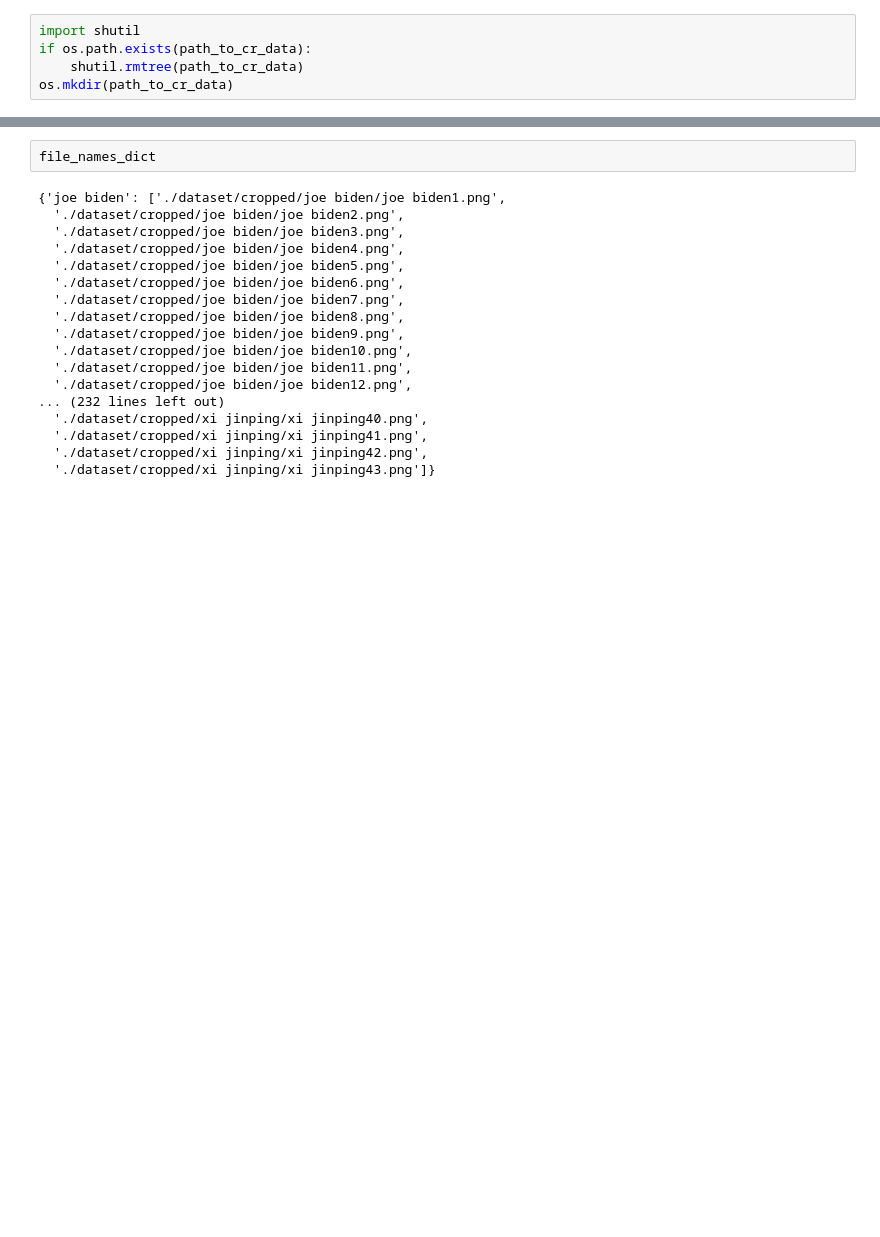
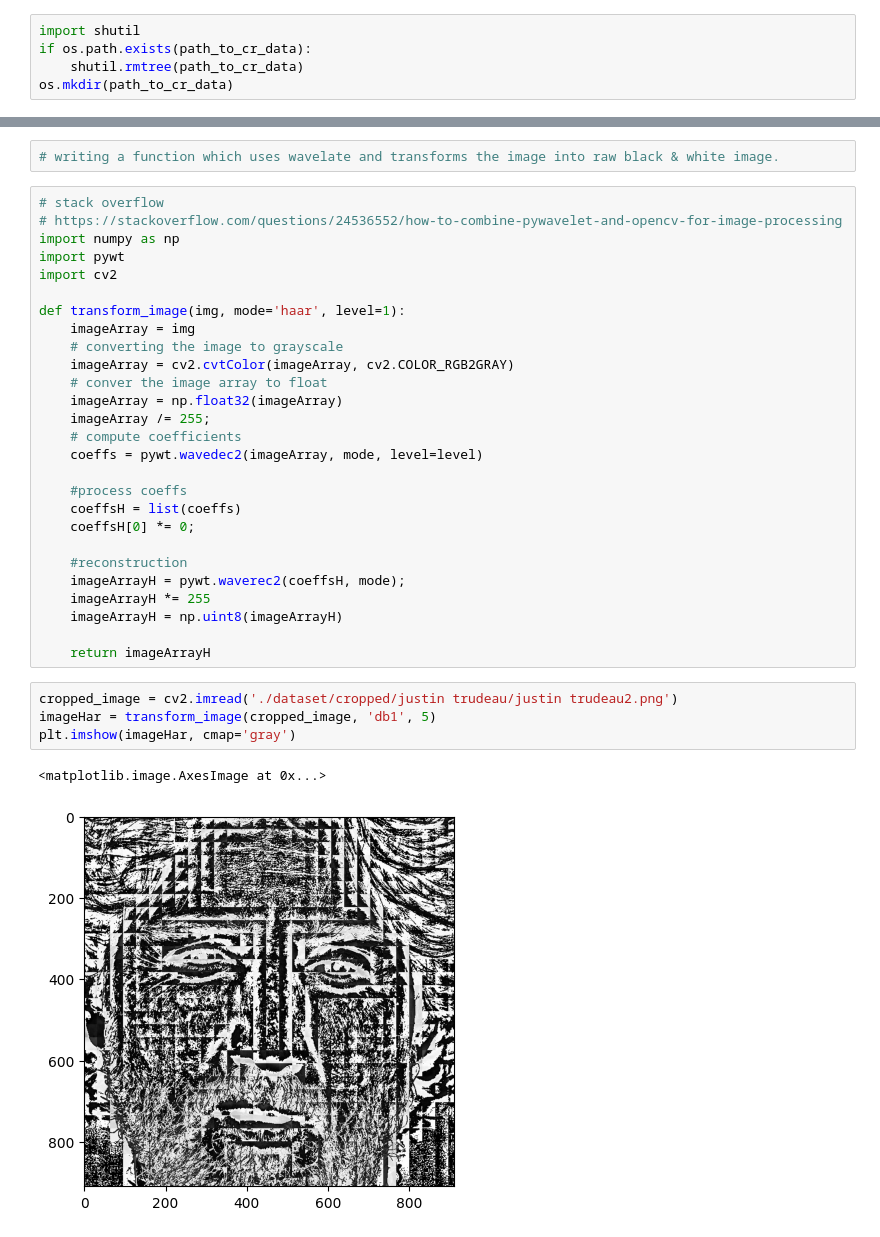
Before and after one commit to dhruvraj508/face-recognition, a Jupyter notebook: model/classifier_model.ipynb, the cells around one changed output, grey strips where cells are left out. Drawn from its saved outputs; the diff is of its cells as text; blank space fills up the shorter version.

```diff
--- a/model/classifier_model.ipynb
+++ b/model/classifier_model.ipynb
@@ -158,20 +146,36 @@ joe biden
 # %%
-file_names_dict
+# writing a function which uses wavelate and transforms the image into raw black & white image.
-# %% [output]
-{'joe biden': ['./dataset/cropped/joe biden/joe biden1.png',
-  './dataset/cropped/joe biden/joe biden2.png',
-  './dataset/cropped/joe biden/joe biden3.png',
-  './dataset/cropped/joe biden/joe biden4.png',
-  './dataset/cropped/joe biden/joe biden5.png',
-  './dataset/cropped/joe biden/joe biden6.png',
-  './dataset/cropped/joe biden/joe biden7.png',
-  './dataset/cropped/joe biden/joe biden8.png',
-  './dataset/cropped/joe biden/joe biden9.png',
-  './dataset/cropped/joe biden/joe biden10.png',
-  './dataset/cropped/joe biden/joe biden11.png',
-  './dataset/cropped/joe biden/joe biden12.png',
-... (232 lines left out)
-  './dataset/cropped/xi jinping/xi jinping40.png',
-  './dataset/cropped/xi jinping/xi jinping41.png',
-  './dataset/cropped/xi jinping/xi jinping42.png',
-  './dataset/cropped/xi jinping/xi jinping43.png']}
+# %%
+# stack overflow
+# https://stackoverflow.com/questions/24536552/how-to-combine-pywavelet-and-opencv-for-image-processing
+import numpy as np
+import pywt
+import cv2
+
+def transform_image(img, mode='haar', level=1):
+    imageArray = img
+    # converting the image to grayscale
+    imageArray = cv2.cvtColor(imageArray, cv2.COLOR_RGB2GRAY)
+    # conver the image array to float
+    imageArray = np.float32(imageArray)
+    imageArray /= 255;
+    # compute coefficients
+    coeffs = pywt.wavedec2(imageArray, mode, level=level)
+
+    #process coeffs
+    coeffsH = list(coeffs)
+    coeffsH[0] *= 0;
+
+    #reconstruction
+    imageArrayH = pywt.waverec2(coeffsH, mode);
+    imageArrayH *= 255
+    imageArrayH = np.uint8(imageArrayH)
+
+    return imageArrayH
+# %%
+cropped_image = cv2.imread('./dataset/cropped/justin trudeau/justin trudeau2.png')
+imageHar = transform_image(cropped_image, 'db1', 5)
+plt.imshow(imageHar, cmap='gray')
+# %% [output]
+<matplotlib.image.AxesImage at 0x...>
+[figure, added]
```
Also changed, not shown: parts of 12 cells of this notebook, 4 other files.
